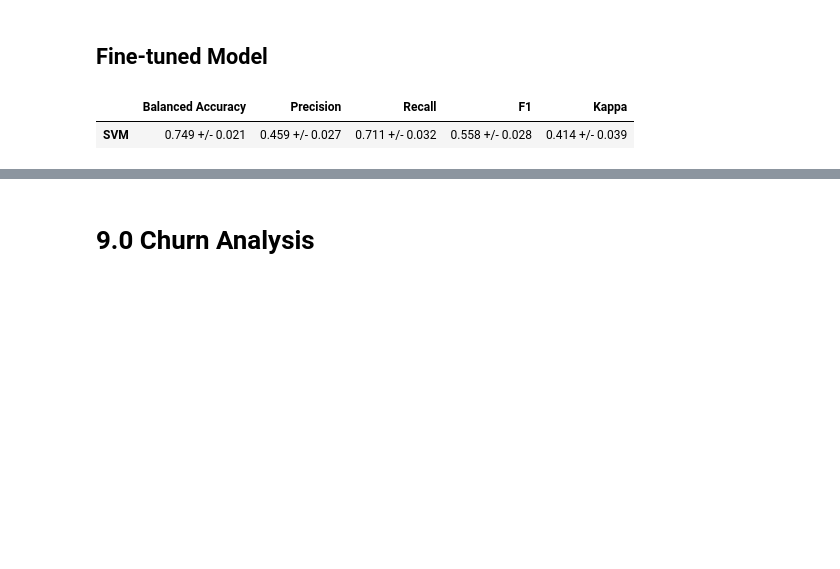
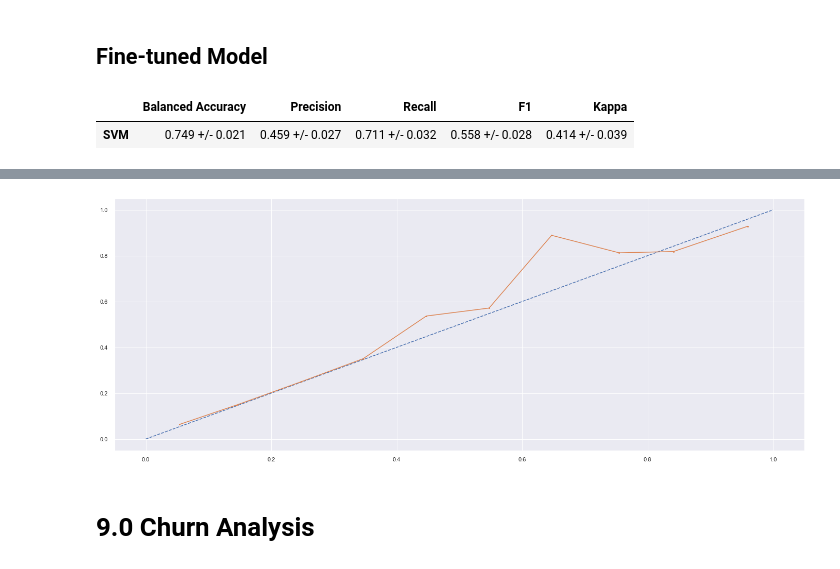
Before and after one commit to brunoschirmer/churn_prediction, a Jupyter notebook: notebooks/C4.ipynb, the cells around one changed output, grey strips where cells are left out. Saved outputs shown, nothing was run; the diff lists cells and outputs as text; code cells hidden in the pictures; blank space fills up the shorter version.

```diff
--- a/notebooks/C4.ipynb
+++ b/notebooks/C4.ipynb
@@ -732,0 +774,16 @@ svm_cv
+# %%
+# fit a model
+model = svm
+calibrated = CalibratedClassifierCV(model, method='sigmoid', cv=5)
+calibrated.fit(x_train, y_train)
+# predict probabilities
+probs = calibrated.predict_proba(x_test)[:, 1]
+# reliability diagram
+fop, mpv = calibration_curve(y_test, probs, n_bins=10, normalize=True)
+# plot perfectly calibrated
+pyplot.plot([0, 1], [0, 1], linestyle='--')
+# plot calibrated reliability
+pyplot.plot(mpv, fop, marker='.')
+pyplot.show()
+# %% [output]
+[figure, added]
```
Also changed, not shown: parts of 22 cells of this notebook, 14 other files.
